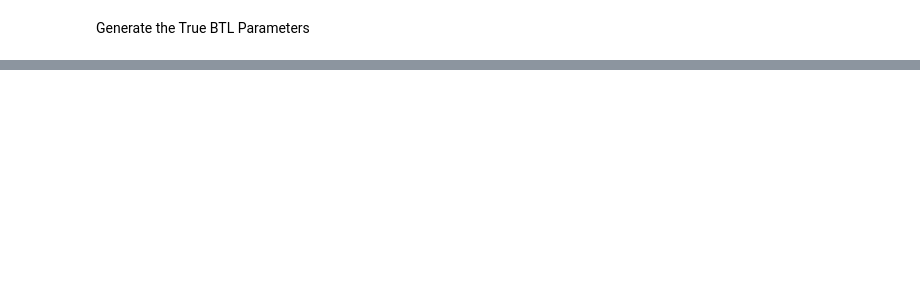
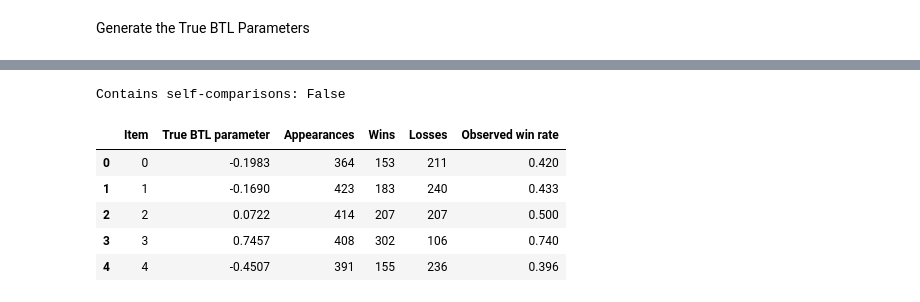
Before and after one commit to rbhdsks/Learning-from-Comparison-Data-Master-Thesis-Project-, a Jupyter notebook: notebooks/experiments/Context_Dependent_Model/03-BTL-CDM.ipynb, the cells around one changed output, grey strips where cells are left out. Drawn from its saved outputs; the diff is of its cells as text; code cells hidden in the pictures; blank space fills up the shorter version.

```diff
--- a/notebooks/experiments/Context_Dependent_Model/03-BTL-CDM.ipynb
+++ b/notebooks/experiments/Context_Dependent_Model/03-BTL-CDM.ipynb
@@ -195,0 +307,61 @@ NameError: name 'random_generator' is not defined
+# %%
+# Summarise item appearances, wins, and losses in the generated comparisons.
+
+comparison_array = np.asarray(
+    comparisons,
+    dtype=int,
+)
+
+winners = comparison_array[:, 0]
+losers = comparison_array[:, 1]
+
+item_win_counts = np.bincount(
+    winners,
+    minlength=NUMBER_OF_ITEMS,
+)
+
+item_loss_counts = np.bincount(
+    losers,
+    minlength=NUMBER_OF_ITEMS,
+)
+
+item_appearance_counts = (
+    item_win_counts
+    + item_loss_counts
+)
+
+item_win_rates = (
+    item_win_counts
+    / item_appearance_counts
+)
+
+comparison_coverage_summary = pd.DataFrame(
+    {
+        "Item": np.arange(NUMBER_OF_ITEMS),
+        "True BTL parameter": true_btl_parameters,
+        "Appearances": item_appearance_counts,
+        "Wins": item_win_counts,
+        "Losses": item_loss_counts,
+        "Observed win rate": item_win_rates,
+    }
+)
+
+print(
+    "Contains self-comparisons:",
+    bool(np.any(winners == losers)),
+)
+
+comparison_coverage_summary.style.format(
+    {
+        "True BTL parameter": "{:.4f}",
+        "Observed win rate": "{:.3f}",
+    }
+)
+# %% [output]
+Contains self-comparisons: False
+|  | Item | True BTL parameter | Appearances | Wins | Losses | Observed win rate |
+| 0 | 0 | -0.1983 | 364 | 153 | 211 | 0.420 |
+| 1 | 1 | -0.1690 | 423 | 183 | 240 | 0.433 |
+| 2 | 2 | 0.0722 | 414 | 207 | 207 | 0.500 |
+| 3 | 3 | 0.7457 | 408 | 302 | 106 | 0.740 |
+| 4 | 4 | -0.4507 | 391 | 155 | 236 | 0.396 |
```
Also changed, not shown: parts of 15 cells of this notebook.
